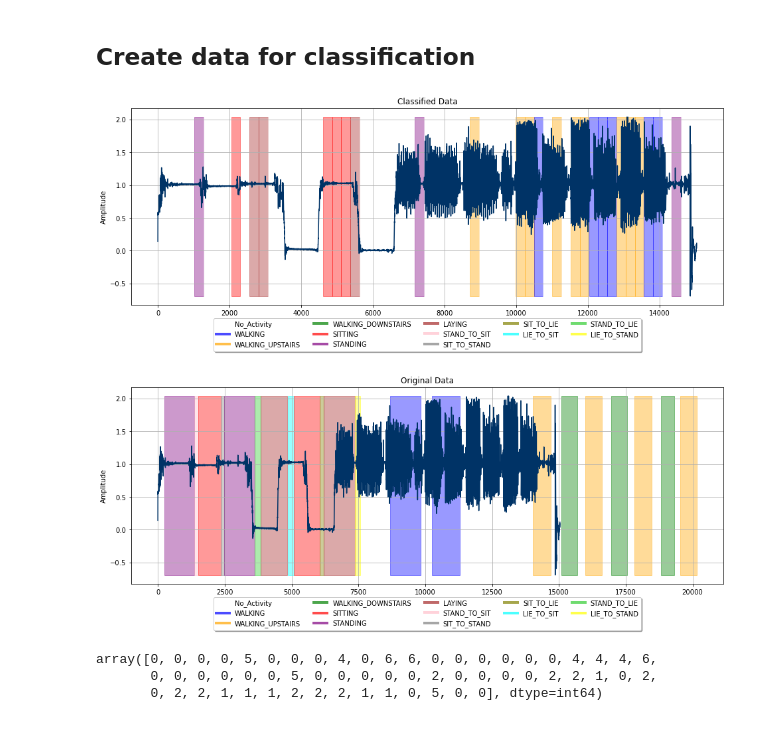
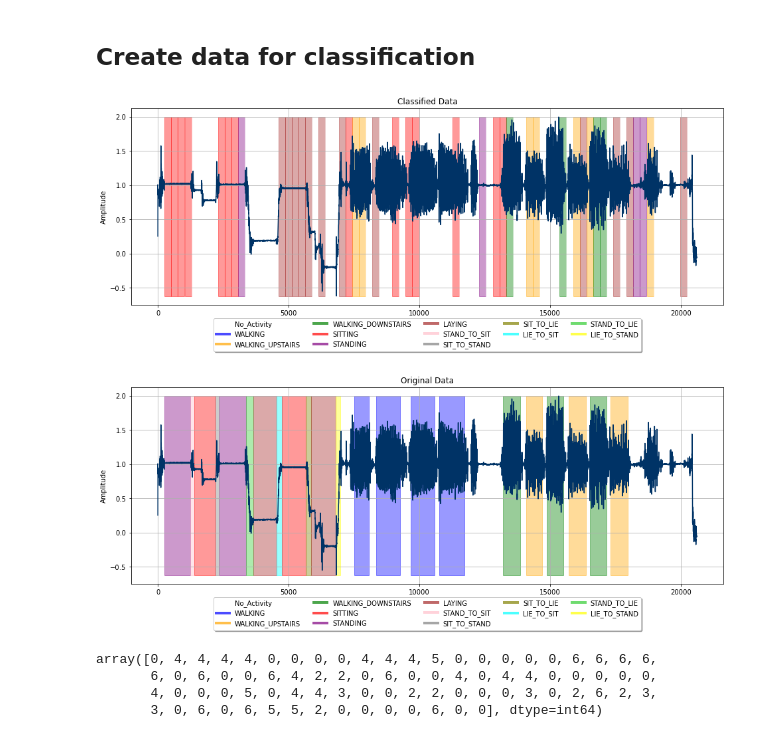
Before and after one commit to meszdav/human-activity-recognition, a Jupyter notebook: notebooks/Classify Activity.ipynb, the cells around one changed output. Drawn from its saved outputs; the diff is of its cells as text; code cells hidden in the pictures.

```diff
--- a/notebooks/Classify Activity.ipynb
+++ b/notebooks/Classify Activity.ipynb
@@ -62,4 +62,4 @@ def read_real_data():
 
     return df
 # %%
-df = read_test_data(10)
+df = read_test_data(1)
@@ -356,7 +372,7 @@ def load_model(filename):
     model = joblib.load(filename)
     return model
 # %%
-model = load_model("../models/har_model_v05.sav")
+model = load_model("../models/har_model_v06.sav")
 # %%
 def classify(df,model):
 
@@ -494,13 +510,14 @@ def plot_activity(labeled_df, labeled_agg_df, experiment = True, experiment_n =
         ax.set_title("Original Data")
         ax.grid()
 # %%
-plot_activity(labeled_df,labeled_agg_df, experiment_n = 5)
+plot_activity(labeled_df,labeled_agg_df, experiment_n = 1)
 # %% [output]
-[figure, old version]
+[figure, new version]
-[figure, old version]
+[figure, new version]
 # %%
 labels
 # %% [output]
-array([0, 0, 0, 0, 5, 0, 0, 0, 4, 0, 6, 6, 0, 0, 0, 0, 0, 0, 4, 4, 4, 6,
-       0, 0, 0, 0, 0, 0, 5, 0, 0, 0, 0, 0, 2, 0, 0, 0, 0, 2, 2, 1, 0, 2,
-       0, 2, 2, 1, 1, 1, 2, 2, 2, 1, 1, 0, 5, 0, 0], dtype=int64)
+array([0, 4, 4, 4, 4, 0, 0, 0, 0, 4, 4, 4, 5, 0, 0, 0, 0, 0, 6, 6, 6, 6,
+       6, 0, 6, 0, 0, 6, 4, 2, 2, 0, 6, 0, 0, 4, 0, 4, 4, 0, 0, 0, 0, 0,
+       4, 0, 0, 0, 5, 0, 4, 4, 3, 0, 0, 2, 2, 0, 0, 0, 3, 0, 2, 6, 2, 3,
+       3, 0, 6, 0, 6, 5, 5, 2, 0, 0, 0, 0, 6, 0, 0], dtype=int64)
```
Also changed, not shown: parts of 1 cell of this notebook, 3 other files.
